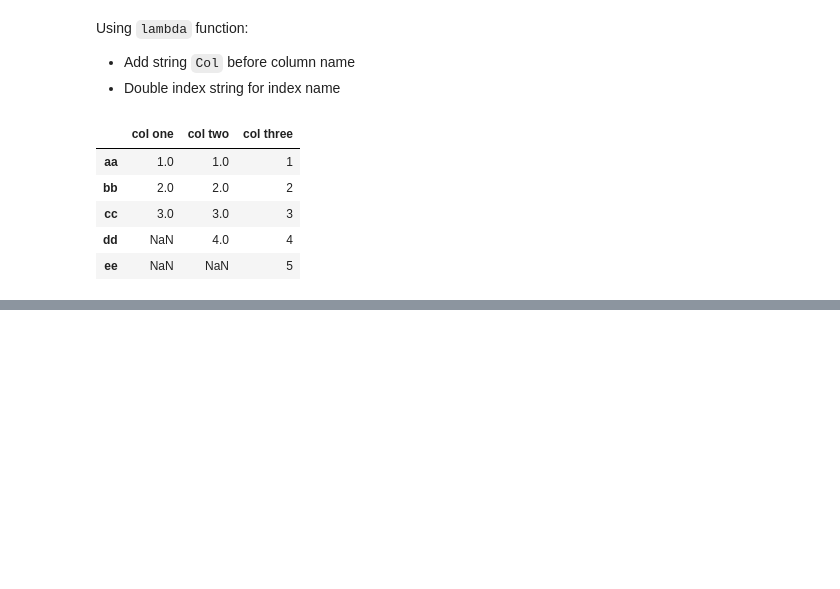
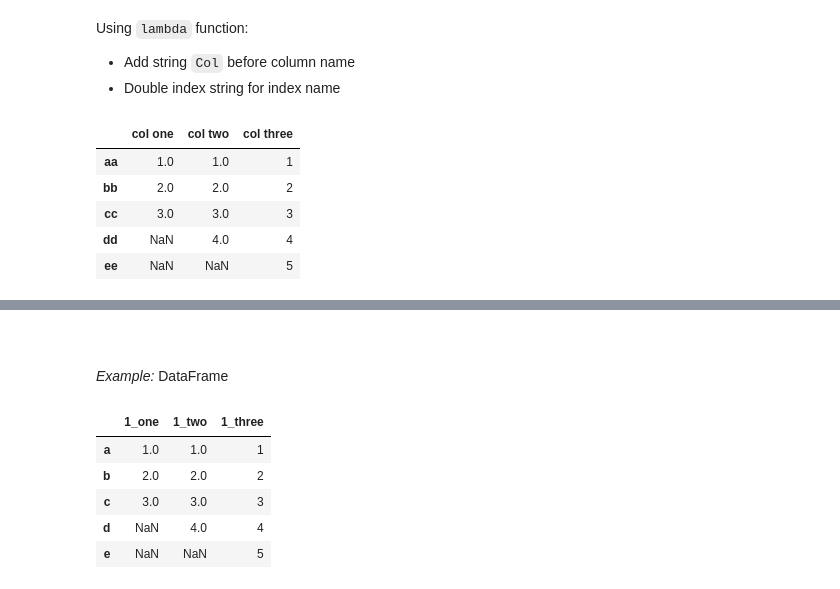
Before and after one commit to progrkaushl/data-science, a Jupyter notebook: Data Analysis/Pandas/3. Column & Row Operations.ipynb, the cells around one changed output, grey strips where cells are left out. Drawn from its saved outputs; the diff is of its cells as text; code cells hidden in the pictures; blank space fills up the shorter version.

```diff
--- a/Data Analysis/Pandas/3. Column & Row Operations.ipynb
+++ b/Data Analysis/Pandas/3. Column & Row Operations.ipynb
@@ -362,5 +362,5 @@ DataFrame Index and Column names can be change dor altered using following metho
 # %%
 # Lets create a copy of original dataframe as df_rename
-df_rename = df.copy()
+df_rename = copy.deepcopy(df)
 # %%
 # Lets create a copy of orignal series as sri_rename
@@ -440,0 +455,13 @@ df_rename.rename(columns = lambda c : 'col ' + c,
+# %% [markdown]
+<br>
+# %% [markdown]
+*Example:* DataFrame
+# %%
+df_rename.add_prefix("1_")
+# %% [output]
+|  | 1_one | 1_two | 1_three |
+| a | 1.0 | 1.0 | 1 |
+| b | 2.0 | 2.0 | 2 |
+| c | 3.0 | 3.0 | 3 |
+| d | NaN | 4.0 | 4 |
+| e | NaN | NaN | 5 |
```
Also changed, not shown: parts of 27 cells of this notebook, 5 other files.
